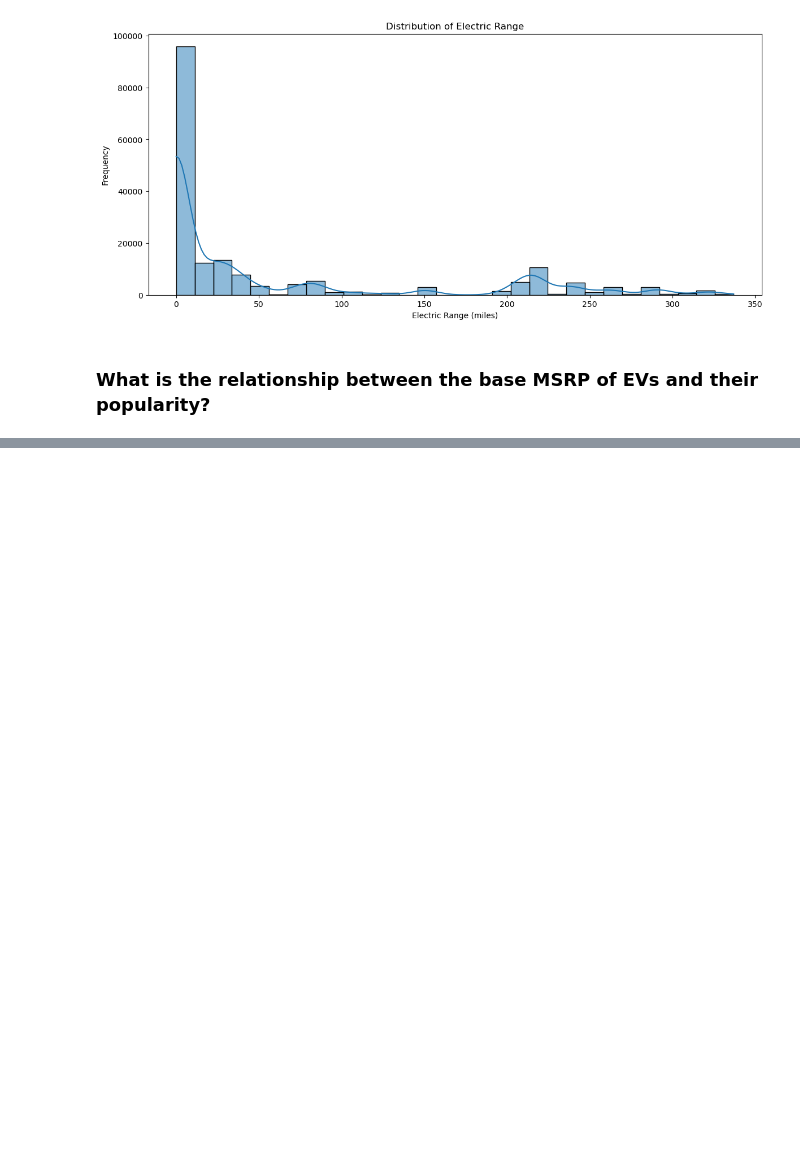
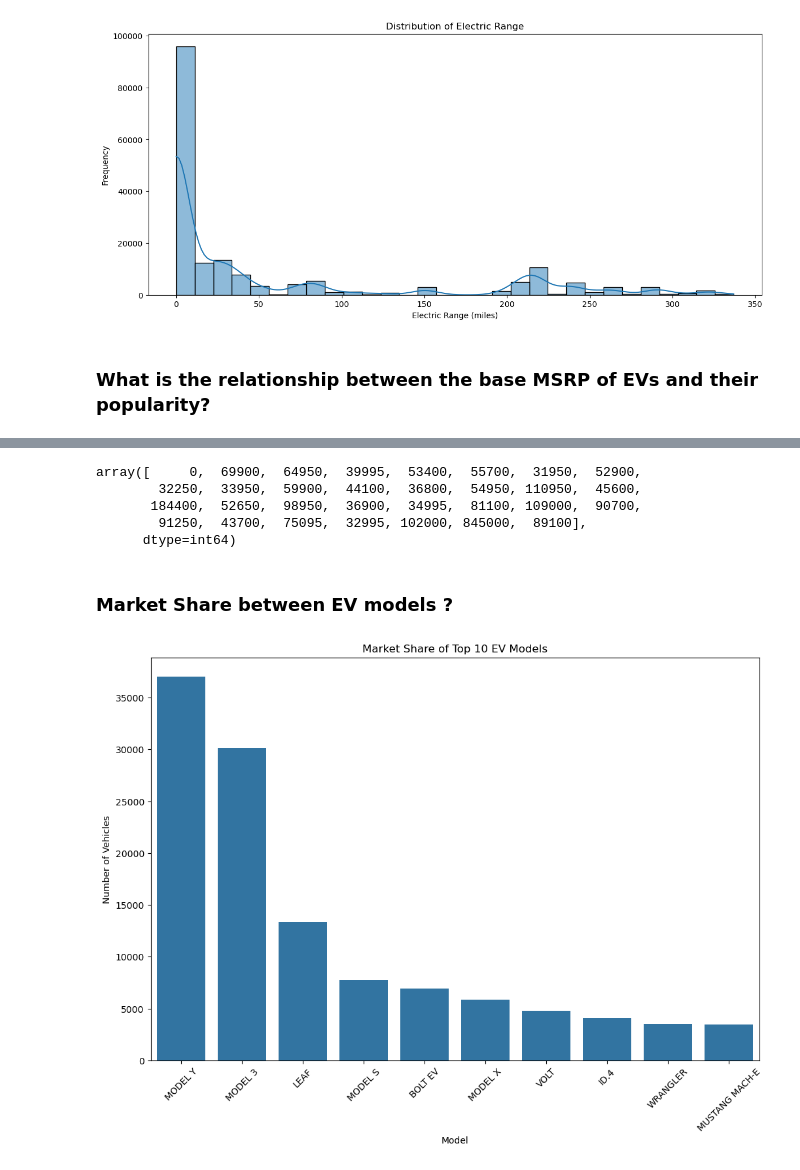
Before and after one commit to dimfrd/Electric-Vehicles-EDA, a Jupyter notebook: Analysis/Analysis.ipynb, the cells around one changed output, grey strips where cells are left out. Cells and saved outputs as stored; diff of their text form; code cells hidden in the pictures; blank space fills up the shorter version.

```diff
--- a/Analysis/Analysis.ipynb
+++ b/Analysis/Analysis.ipynb
@@ -129,0 +154,21 @@ plt.show()
+# %%
+evdata['Base MSRP'].corr()
+# %% [output]
+array([     0,  69900,  64950,  39995,  53400,  55700,  31950,  52900,
+        32250,  33950,  59900,  44100,  36800,  54950, 110950,  45600,
+       184400,  52650,  98950,  36900,  34995,  81100, 109000,  90700,
+        91250,  43700,  75095,  32995, 102000, 845000,  89100],
+      dtype=int64)
+# %% [markdown]
+### Market Share between EV models ?
+# %%
+plt.figure(figsize=(12, 8))
+top_models = evdata['Model'].value_counts().nlargest(10)
+sns.barplot(x=top_models.index, y=top_models.values)
+plt.title('Market Share of Top 10 EV Models')
+plt.xlabel('Model')
+plt.ylabel('Number of Vehicles')
+plt.xticks(rotation=45)
+plt.show()
+# %% [output]
+[figure, added]
```
Also changed, not shown: parts of 3 cells of this notebook, 2 other files.
